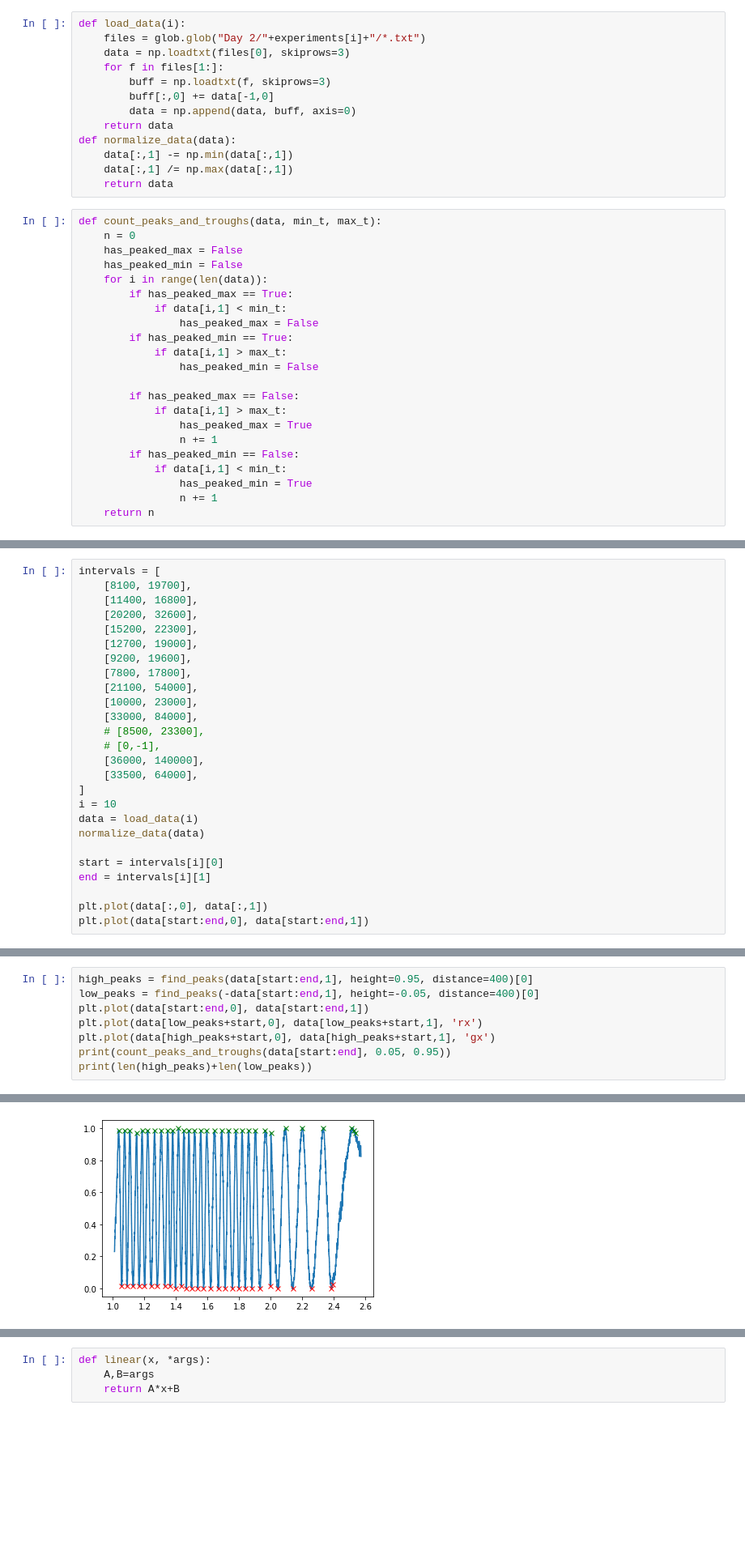
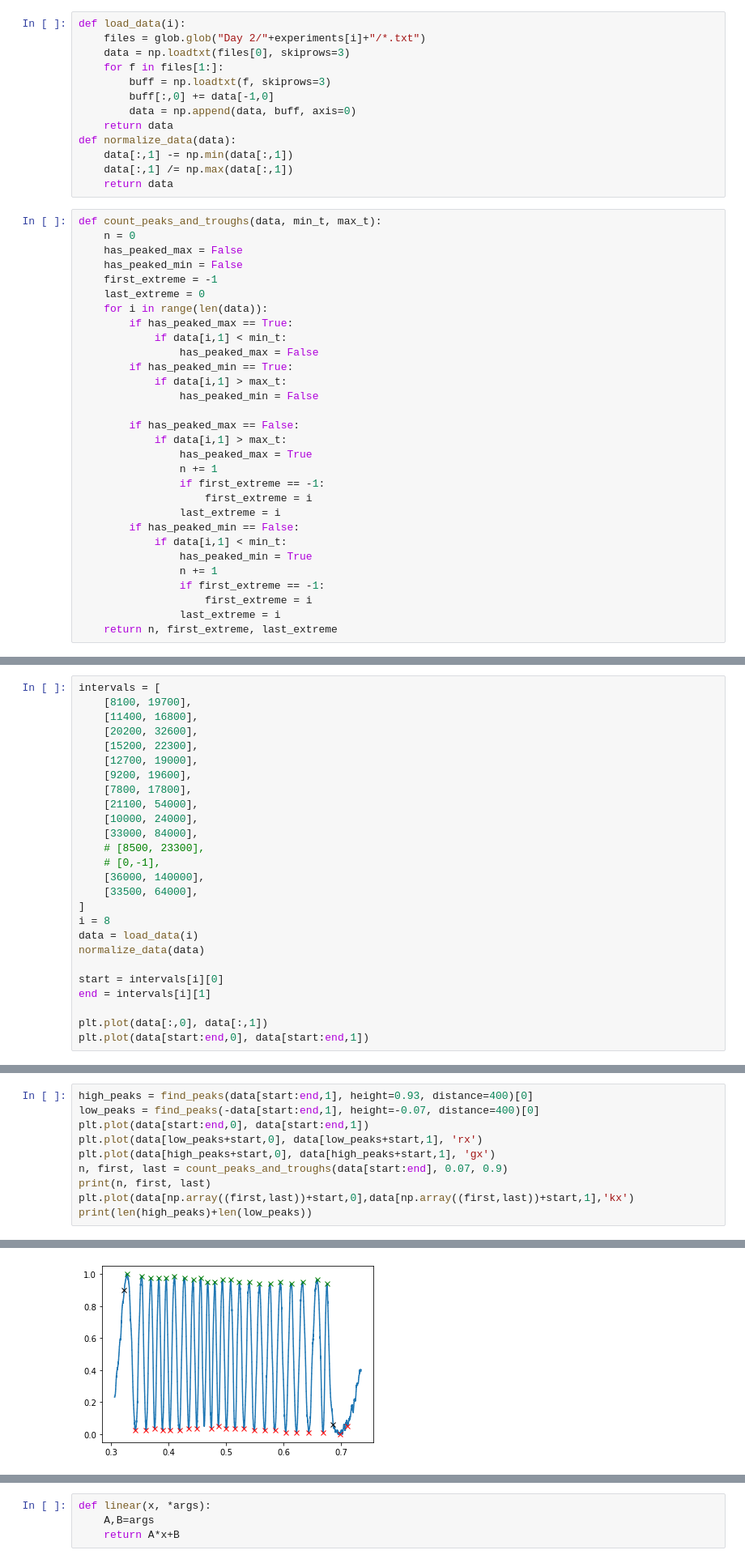
Before and after one commit to ttlindkvist/exphys2, a Jupyter notebook: Mach Zehnder/pressure.ipynb, the cells around one changed output, grey strips where cells are left out. Shown at 81% size. Drawn from its saved outputs; the diff is of its cells as text; blank space fills up the shorter version.

```diff
--- a/Mach Zehnder/pressure.ipynb
+++ b/Mach Zehnder/pressure.ipynb
@@ -58,6 +58,8 @@ def count_peaks_and_troughs(data, min_t, max_t):
     n = 0
     has_peaked_max = False
     has_peaked_min = False
+    first_extreme = -1
+    last_extreme = 0
     for i in range(len(data)):
         if has_peaked_max == True:
             if data[i,1] < min_t:
@@ -70,8 +72,14 @@ def count_peaks_and_troughs(data, min_t, max_t):
             if data[i,1] > max_t:
                 has_peaked_max = True
                 n += 1
+                if first_extreme == -1:
+                    first_extreme = i
+                last_extreme = i
         if has_peaked_min == False:
             if data[i,1] < min_t:
                 has_peaked_min = True
                 n += 1
-    return n
+                if first_extreme == -1:
+                    first_extreme = i
+                last_extreme = i
+    return n, first_extreme, last_extreme
@@ -89,14 +93,14 @@ intervals = [
     [9200, 19600],
     [7800, 17800],
     [21100, 54000],
-    [10000, 23000],
+    [10000, 24000],
     [33000, 84000],
     # [8500, 23300],
     # [0,-1],
     [36000, 140000],
     [33500, 64000],
 ]
-i = 10
+i = 8
 data = load_data(i)
 normalize_data(data)
 
@@ -111,9 +115,11 @@ plt.plot(data[start:end,0], data[start:end,1])
 # %%
-high_peaks = find_peaks(data[start:end,1], height=0.95, distance=400)[0]
-low_peaks = find_peaks(-data[start:end,1], height=-0.05, distance=400)[0]
+high_peaks = find_peaks(data[start:end,1], height=0.93, distance=400)[0]
+low_peaks = find_peaks(-data[start:end,1], height=-0.07, distance=400)[0]
 plt.plot(data[start:end,0], data[start:end,1])
 plt.plot(data[low_peaks+start,0], data[low_peaks+start,1], 'rx')
 plt.plot(data[high_peaks+start,0], data[high_peaks+start,1], 'gx')
-print(count_peaks_and_troughs(data[start:end], 0.05, 0.95))
+n, first, last = count_peaks_and_troughs(data[start:end], 0.07, 0.9)
+print(n, first, last)
+plt.plot(data[np.array((first,last))+start,0],data[np.array((first,last))+start,1],'kx')
 print(len(high_peaks)+len(low_peaks))
 # %% [output]
@@ -122,4 +128,4 @@ print(len(high_peaks)+len(low_peaks))
-[figure, old version]
+[figure, new version]
 # %%
 phases = []
 for i in range(12):
```
Also changed, not shown: parts of 6 cells of this notebook, 54 other files.
